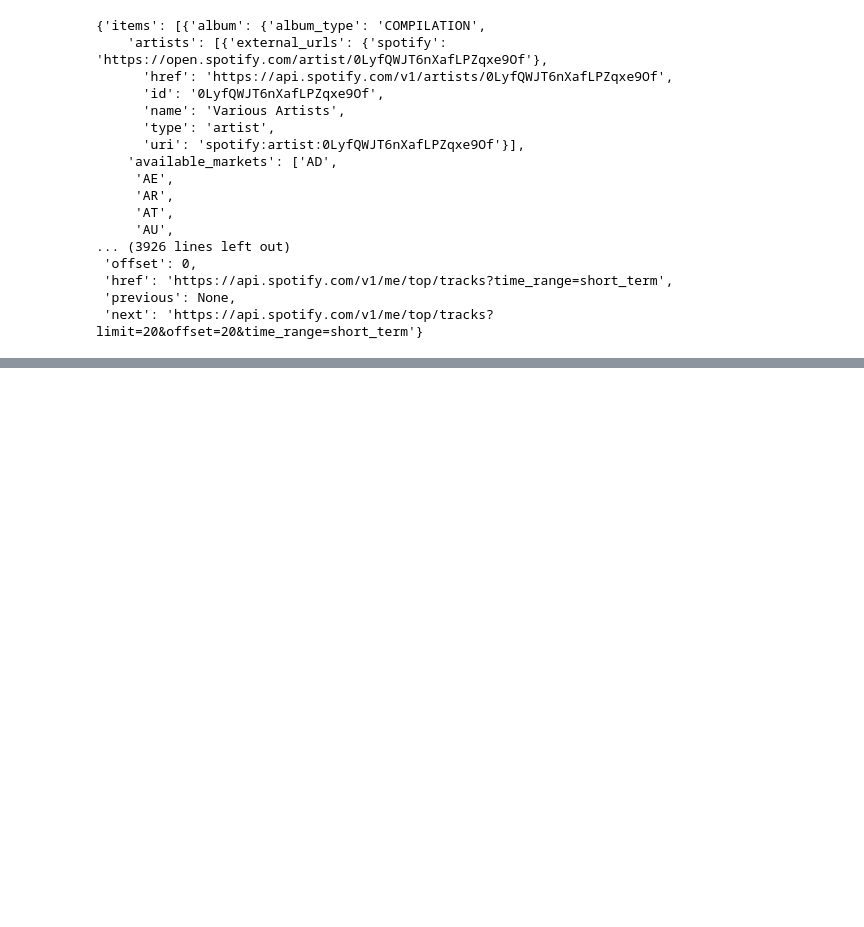
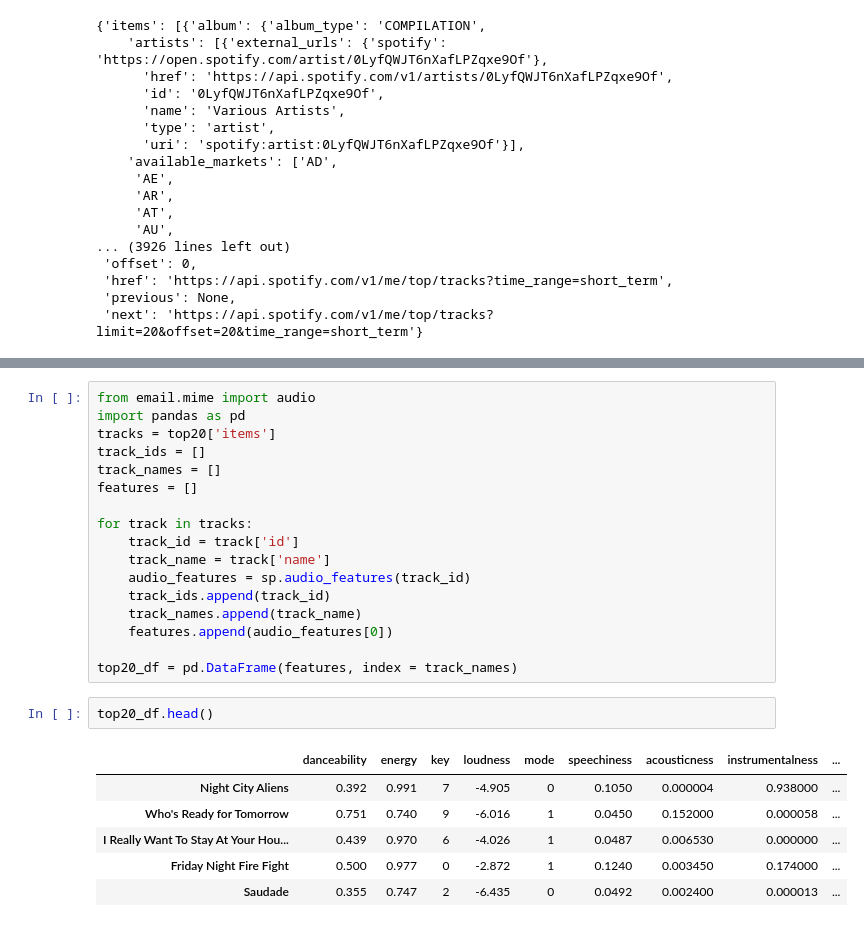
Before and after one commit to BMB0/-Assignment-4, a Jupyter notebook: spotify_recommender.ipynb, the cells around one changed output, grey strips where cells are left out. Cells and saved outputs as stored; diff of their text form; blank space fills up the shorter version.

```diff
--- a/spotify_recommender.ipynb
+++ b/spotify_recommender.ipynb
@@ -40,0 +66,26 @@ top20
+# %%
+from email.mime import audio
+import pandas as pd
+tracks = top20['items']
+track_ids = []
+track_names = []
+features = []
+
+for track in tracks:
+    track_id = track['id']
+    track_name = track['name']
+    audio_features = sp.audio_features(track_id)
+    track_ids.append(track_id)
+    track_names.append(track_name)
+    features.append(audio_features[0])
+
+top20_df = pd.DataFrame(features, index = track_names)
+# %%
+top20_df.head()
+# %% [output]
+|  | danceability | energy | key | loudness | mode | speechiness | acousticness | instrumentalness | ... |
+| Night City Aliens | 0.392 | 0.991 | 7 | -4.905 | 0 | 0.1050 | 0.000004 | 0.938000 | ... |
+| Who's Ready for Tomorrow | 0.751 | 0.740 | 9 | -6.016 | 1 | 0.0450 | 0.152000 | 0.000058 | ... |
+| I Really Want To Stay At Your Hou... | 0.439 | 0.970 | 6 | -4.026 | 1 | 0.0487 | 0.006530 | 0.000000 | ... |
+| Friday Night Fire Fight | 0.500 | 0.977 | 0 | -2.872 | 1 | 0.1240 | 0.003450 | 0.174000 | ... |
+| Saudade | 0.355 | 0.747 | 2 | -6.435 | 0 | 0.0492 | 0.002400 | 0.000013 | ... |
```
Also changed, not shown: parts of 3 cells of this notebook.
